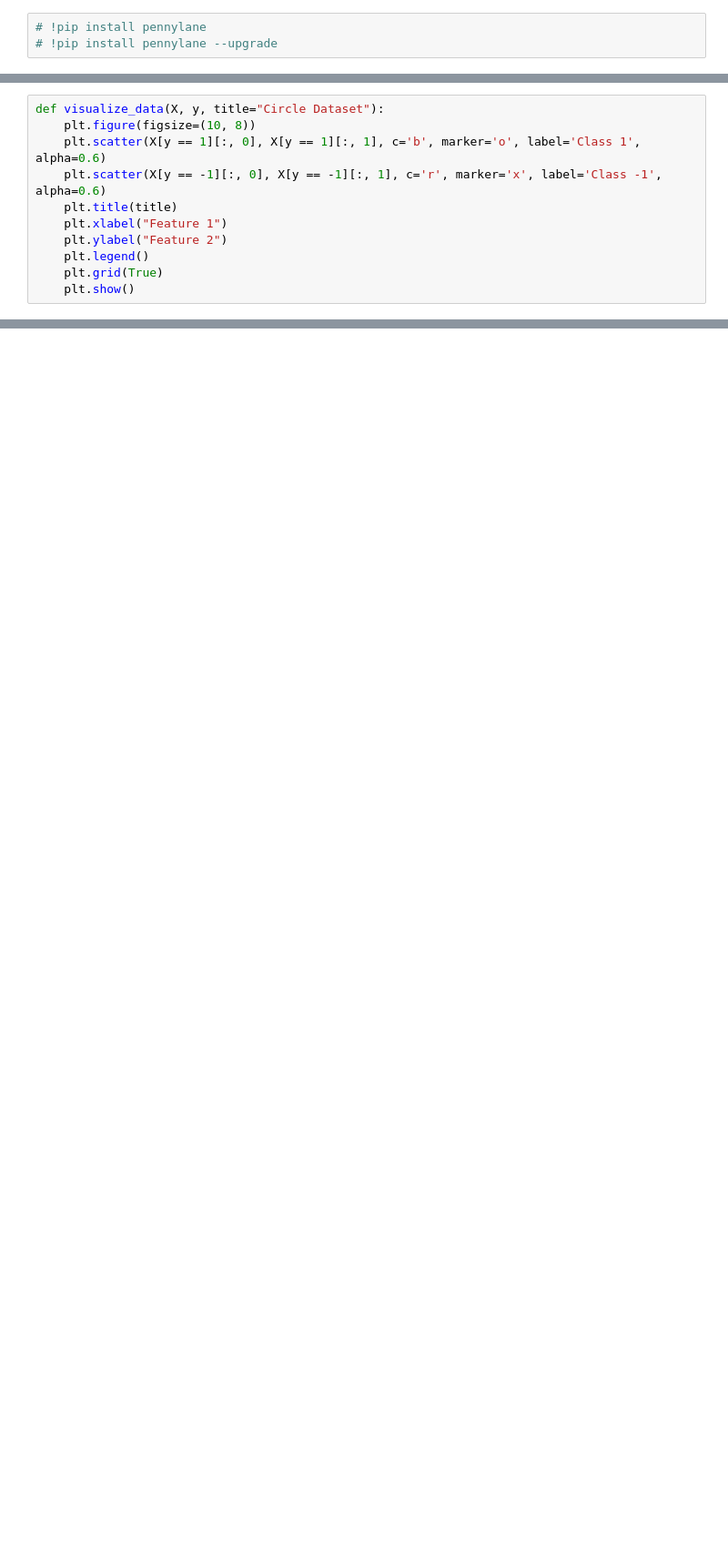
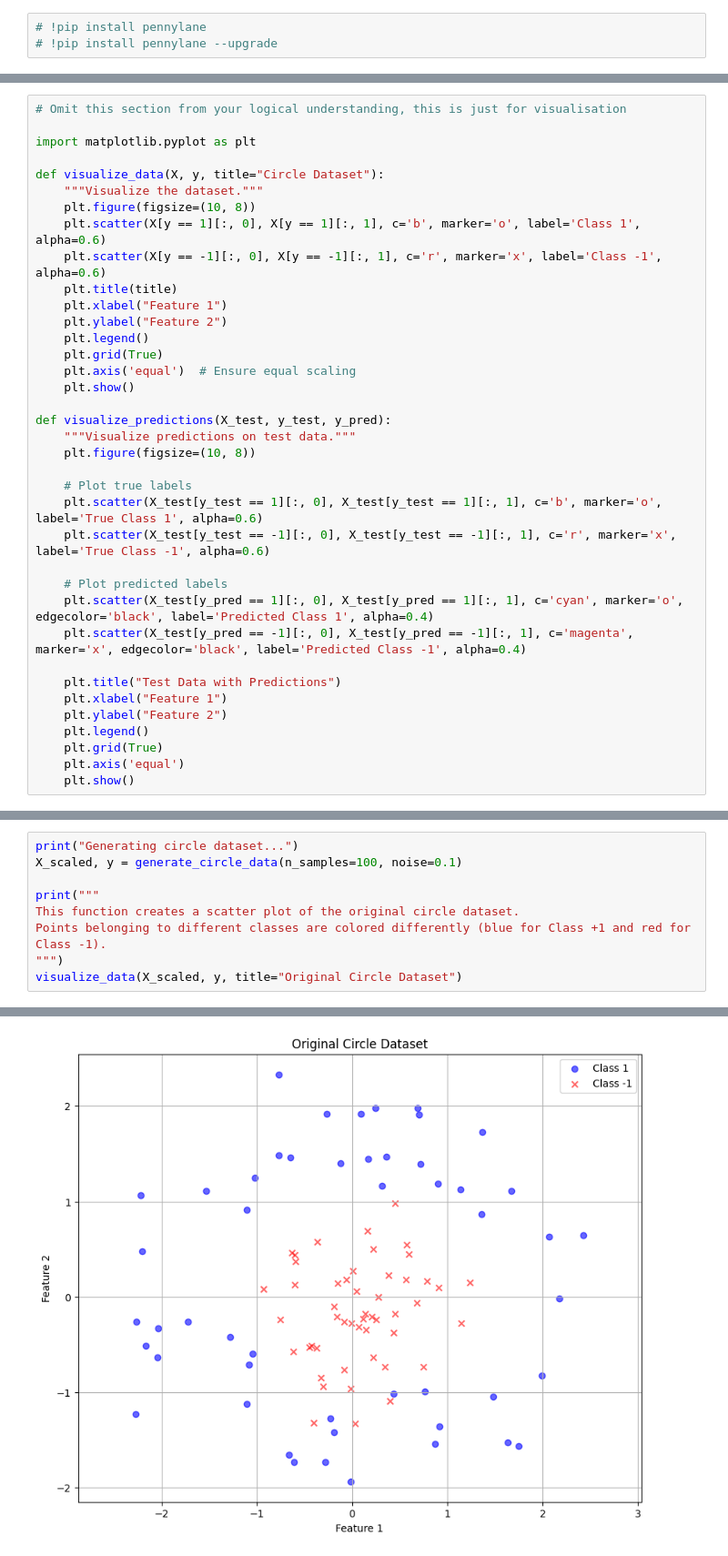
Before and after one commit to thecrazyphysicist369/QuantumAI-Noob2Pro, a Jupyter notebook: 9.2-Problem9.2.ipynb, the cells around one changed output, grey strips where cells are left out. Shown at 91% size. Saved outputs shown, nothing was run; the diff lists cells and outputs as text; blank space fills up the shorter version.

```diff
--- a/9.2-Problem9.2.ipynb
+++ b/9.2-Problem9.2.ipynb
@@ -51,5 +77,10 @@ The data generation now creates:
 # %%
+# Omit this section from your logical understanding, this is just for visualisation
+
+import matplotlib.pyplot as plt
+
 def visualize_data(X, y, title="Circle Dataset"):
+    """Visualize the dataset."""
     plt.figure(figsize=(10, 8))
     plt.scatter(X[y == 1][:, 0], X[y == 1][:, 1], c='b', marker='o', label='Class 1', alpha=0.6)
     plt.scatter(X[y == -1][:, 0], X[y == -1][:, 1], c='r', marker='x', label='Class -1', alpha=0.6)
@@ -58,6 +89,27 @@ def visualize_data(X, y, title="Circle Dataset"):
     plt.ylabel("Feature 2")
     plt.legend()
     plt.grid(True)
+    plt.axis('equal')  # Ensure equal scaling
     plt.show()
+
+def visualize_predictions(X_test, y_test, y_pred):
+    """Visualize predictions on test data."""
+    plt.figure(figsize=(10, 8))
+
+    # Plot true labels
+    plt.scatter(X_test[y_test == 1][:, 0], X_test[y_test == 1][:, 1], c='b', marker='o', label='True Class 1', alpha=0.6)
+    plt.scatter(X_test[y_test == -1][:, 0], X_test[y_test == -1][:, 1], c='r', marker='x', label='True Class -1', alpha=0.6)
+
+    # Plot predicted labels
+    plt.scatter(X_test[y_pred == 1][:, 0], X_test[y_pred == 1][:, 1], c='cyan', marker='o', edgecolor='black', label='Predicted Class 1', alpha=0.4)
+    plt.scatter(X_test[y_pred == -1][:, 0], X_test[y_pred == -1][:, 1], c='magenta', marker='x', edgecolor='black', label='Predicted Class -1', alpha=0.4)
+
+    plt.title("Test Data with Predictions")
+    plt.xlabel("Feature 1")
+    plt.ylabel("Feature 2")
+    plt.legend()
+    plt.grid(True)
+    plt.axis('equal')
+    plt.show()
 # %%
 def create_and_train_qsvm(X_train, X_test, y_train):
@@ -99,0 +135,10 @@ Visualizing dataset...
+# %%
+print("Generating circle dataset...")
+X_scaled, y = generate_circle_data(n_samples=100, noise=0.1)
+
+print("""
+This function creates a scatter plot of the original circle dataset.
+Points belonging to different classes are colored differently (blue for Class +1 and red for Class -1).
+""")
+visualize_data(X_scaled, y, title="Original Circle Dataset")
+# %% [output]
@@ -100,3 +149,4 @@ Visualizing dataset...
+[figure, added]
 # %%
 # Split the data
 X_train, X_test, y_train, y_test = train_test_split(X_scaled, y, test_size=0.3, random_state=42)
```
Also changed, not shown: parts of 15 cells of this notebook, 2 other files.
